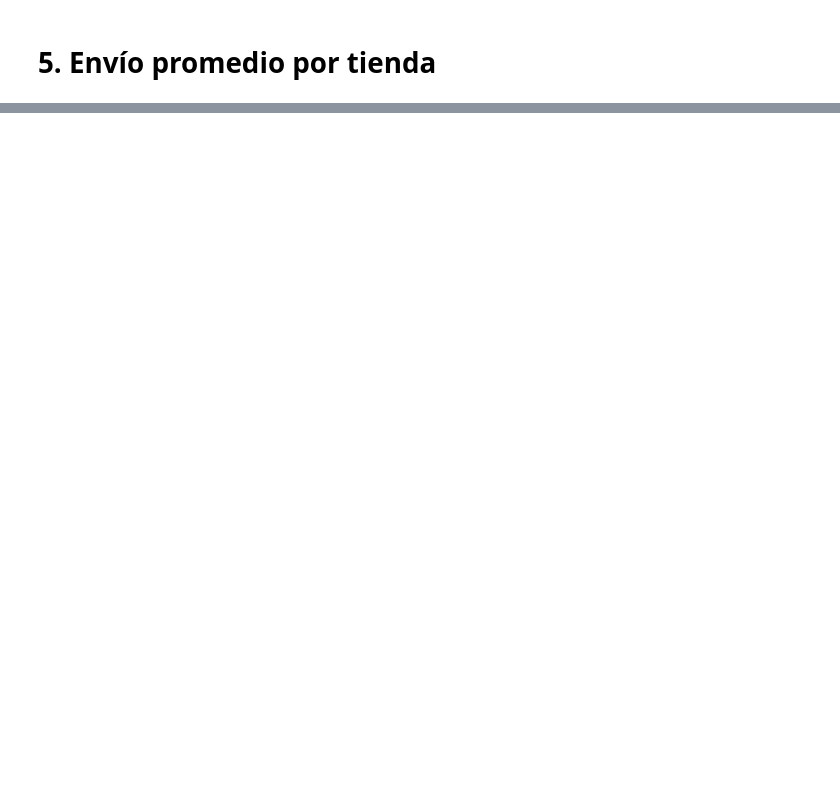
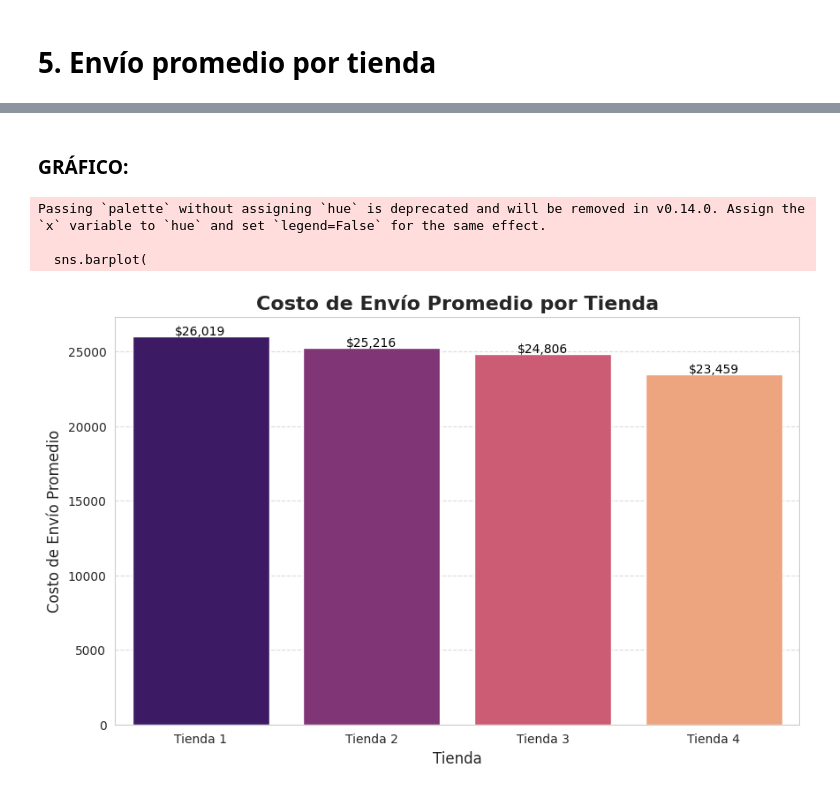
Before and after one commit to edgarbernaling-arch/Desafio_1_Ciencia_de_datos_Edgar_Bernal, a Jupyter notebook: Copia_de_AluraStoreLatam_Challegue1_Ciencia_de_datos_Edgar_Bernal.ipynb, the cells around one changed output, grey strips where cells are left out. Cells and saved outputs as stored; diff of their text form; code cells hidden in the pictures; blank space fills up the shorter version.

```diff
--- a/Copia_de_AluraStoreLatam_Challegue1_Ciencia_de_datos_Edgar_Bernal.ipynb
+++ b/Copia_de_AluraStoreLatam_Challegue1_Ciencia_de_datos_Edgar_Bernal.ipynb
@@ -212,0 +379,46 @@ plt.show()
+# %% [markdown]
+### GRÁFICO:
+# %%
+df_list = []
+for nombre, df in tiendas_dict.items():
+    df['Tienda'] = nombre
+    df_list.append(df)
+
+df_consolidado = pd.concat(df_list, ignore_index=True)
+df_consolidado['Costo de envío'] = pd.to_numeric(df_consolidado['Costo de envío'], errors='coerce')
+
+envio_promedio_por_tienda = df_consolidado.groupby('Tienda').agg(
+    Costo_Envio_Promedio=('Costo de envío', 'mean')
+).sort_values(
+    by='Costo_Envio_Promedio',
+    ascending=False
+).reset_index()
+
+# --- 2. Generación del Gráfico de Barras ---
+plt.figure(figsize=(10, 6))
+
+sns.barplot(
+    x='Tienda',
+    y='Costo_Envio_Promedio',
+    data=envio_promedio_por_tienda,
+    palette='magma'
+)
+
+# Configuración y etiquetas
+plt.title('Costo de Envío Promedio por Tienda', fontsize=16, weight='bold')
+plt.xlabel('Tienda', fontsize=12)
+plt.ylabel('Costo de Envío Promedio', fontsize=12)
+plt.grid(axis='y', linestyle='--', alpha=0.7)
+
+# Añadir etiquetas de valor a las barras
+for index, row in envio_promedio_por_tienda.iterrows():
+    plt.text(row.name, row.Costo_Envio_Promedio + 100,
+             f'${row.Costo_Envio_Promedio:,.0f}', # Muestra el valor en formato moneda
+             color='black', ha="center", fontsize=10)
+
+plt.show()
+# %% [output]
+Passing `palette` without assigning `hue` is deprecated and will be removed in v0.14.0. Assign the `x` variable to `hue` and set `legend=False` for the same effect.
+
+  sns.barplot(
+[figure, added]
```
Also changed, not shown: parts of 5 cells of this notebook.
